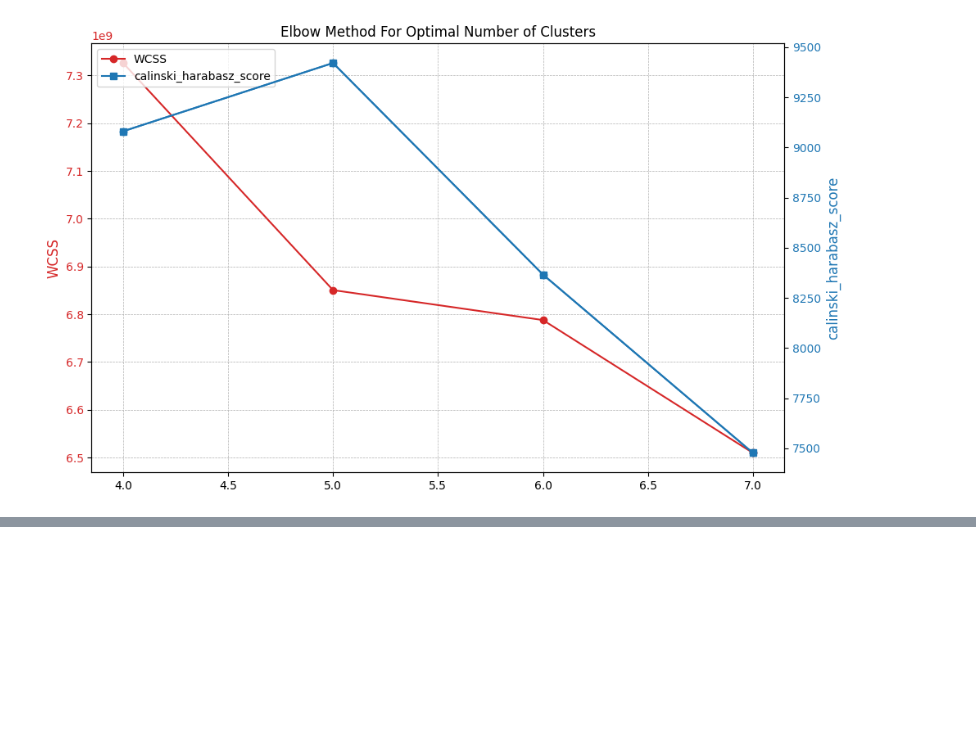
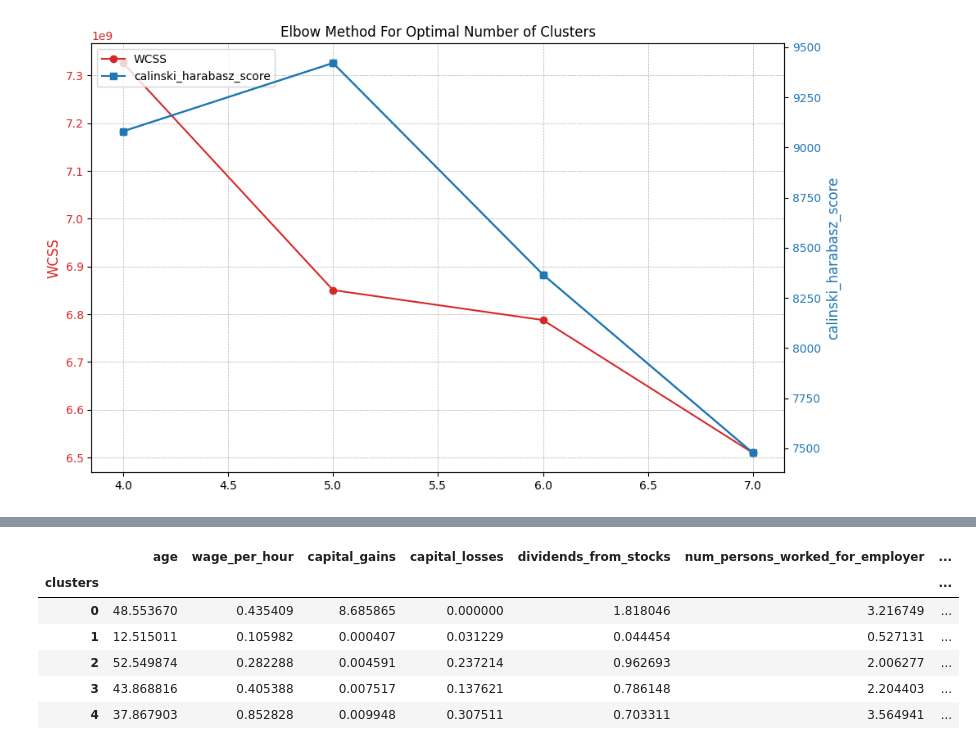
Before and after one commit to sindla97/Machine-Learning, a Jupyter notebook: census_bureau_cust_seg.ipynb, the cells around one changed output, grey strips where cells are left out. Saved outputs shown, nothing was run; the diff lists cells and outputs as text; code cells hidden in the pictures; blank space fills up the shorter version.

```diff
--- a/census_bureau_cust_seg.ipynb
+++ b/census_bureau_cust_seg.ipynb
@@ -498,0 +524,10 @@ Best run was number 1
+# %%
+df.groupby('clusters')[int_columns+[target]].mean()
+# %% [output]
+|  | age | wage_per_hour | capital_gains | capital_losses | dividends_from_stocks | num_persons_worked_for_employer | ... |
+| clusters |  |  |  |  |  |  | ... |
+| 0 | 48.553670 | 0.435409 | 8.685865 | 0.000000 | 1.818046 | 3.216749 | ... |
+| 1 | 12.515011 | 0.105982 | 0.000407 | 0.031229 | 0.044454 | 0.527131 | ... |
+| 2 | 52.549874 | 0.282288 | 0.004591 | 0.237214 | 0.962693 | 2.006277 | ... |
+| 3 | 43.868816 | 0.405388 | 0.007517 | 0.137621 | 0.786148 | 2.204403 | ... |
+| 4 | 37.867903 | 0.852828 | 0.009948 | 0.307511 | 0.703311 | 3.564941 | ... |
```
Also changed, not shown: parts of 4 cells of this notebook.
